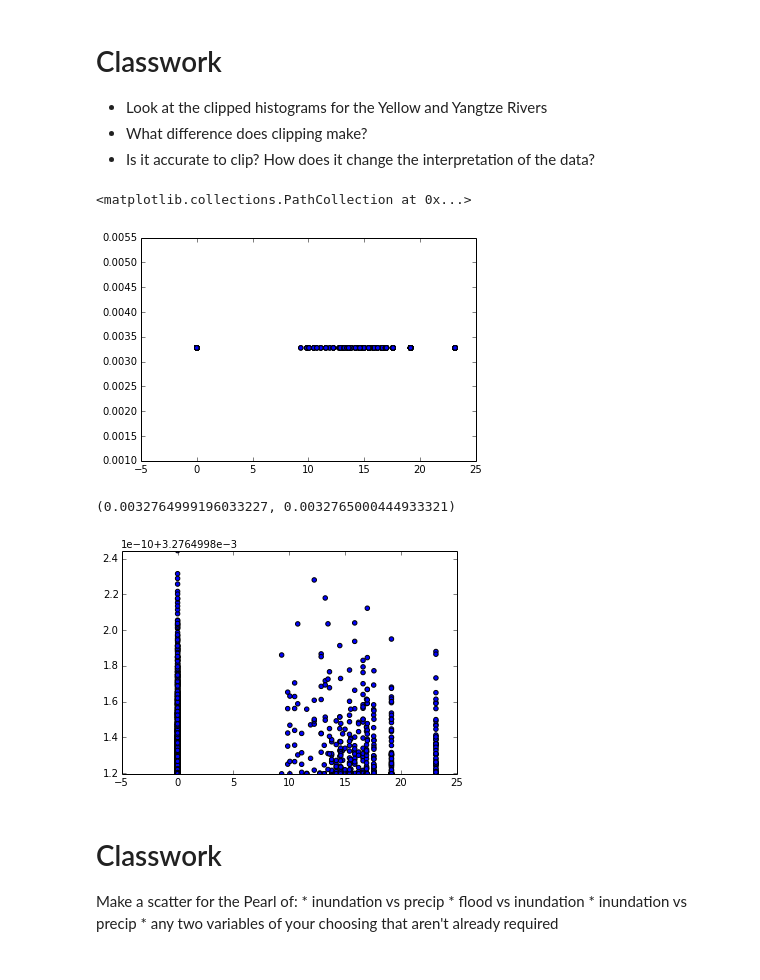
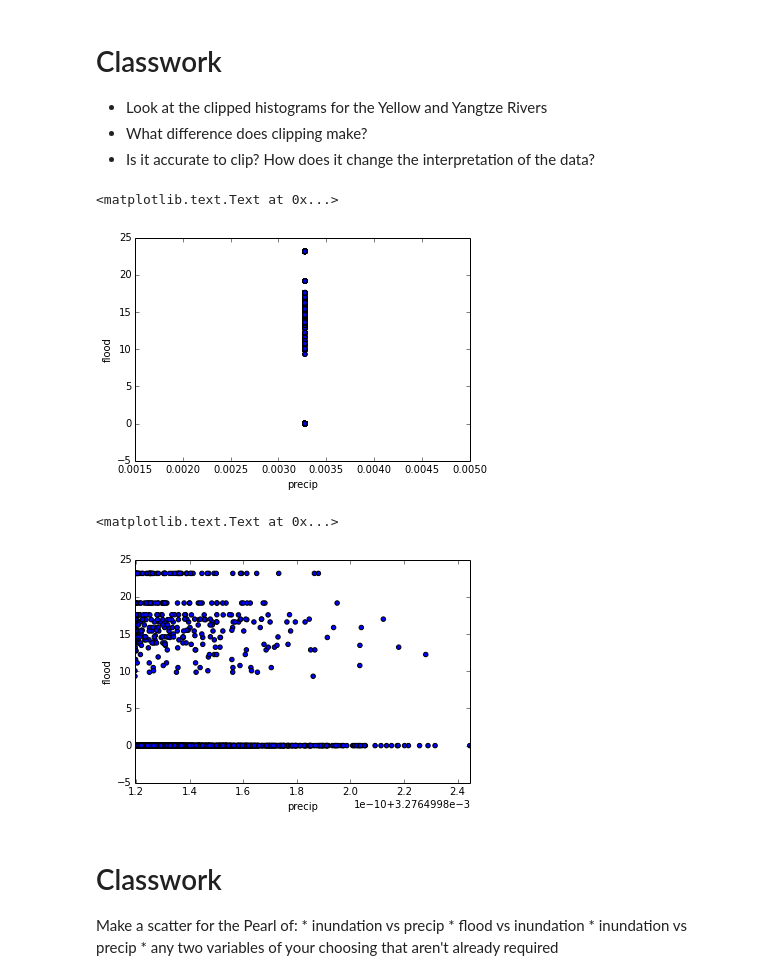
Before and after one commit to story645/EAS213, a Jupyter notebook: notebooks/class2.ipynb, the cells around one changed output. Cells and saved outputs as stored; diff of their text form; code cells hidden in the pictures.

Commit message:
added in class notes and flipped precip and flood

```diff
--- a/notebooks/class2.ipynb
+++ b/notebooks/class2.ipynb
@@ -117,21 +118,25 @@ Classwork
 # %%
 """Now lets look at how two variables relate to each other"""
 fig = plt.figure()
 ax = fig.add_subplot(1,1,1)
-ax.scatter(data['flood']['Pearl'], data['precip']['Pearl'])
+ax.scatter( data['precip']['Pearl'], data['flood']['Pearl'],)
+ax.set_ylabel("flood")
+ax.set_xlabel("precip")
 # %% [output]
-<matplotlib.collections.PathCollection at 0x...>
+<matplotlib.text.Text at 0x...>
-[figure, old version]
+[figure, new version]
 # %%
 #tiny scale, so change limits
 fig = plt.figure()
 ax = fig.add_subplot(1,1,1)
-ax.scatter(data['flood']['Pearl'], data['precip']['Pearl'])
+ax.scatter( data['precip']['Pearl'], data['flood']['Pearl'],)
 pp = data['precip']['Pearl']
-ax.set_ylim(pp.min(), pp.max())
+ax.set_xlim(pp.min(), pp.max())
+ax.set_ylabel('flood')
+ax.set_xlabel('precip')
 # %% [output]
-(0.0032764999196033227, 0.0032765000444933321)
+<matplotlib.text.Text at 0x...>
-[figure, old version]
+[figure, new version]
 # %% [markdown]
 Classwork
 ==========
```
Also changed, not shown: parts of 3 cells of this notebook, 1 other file.
